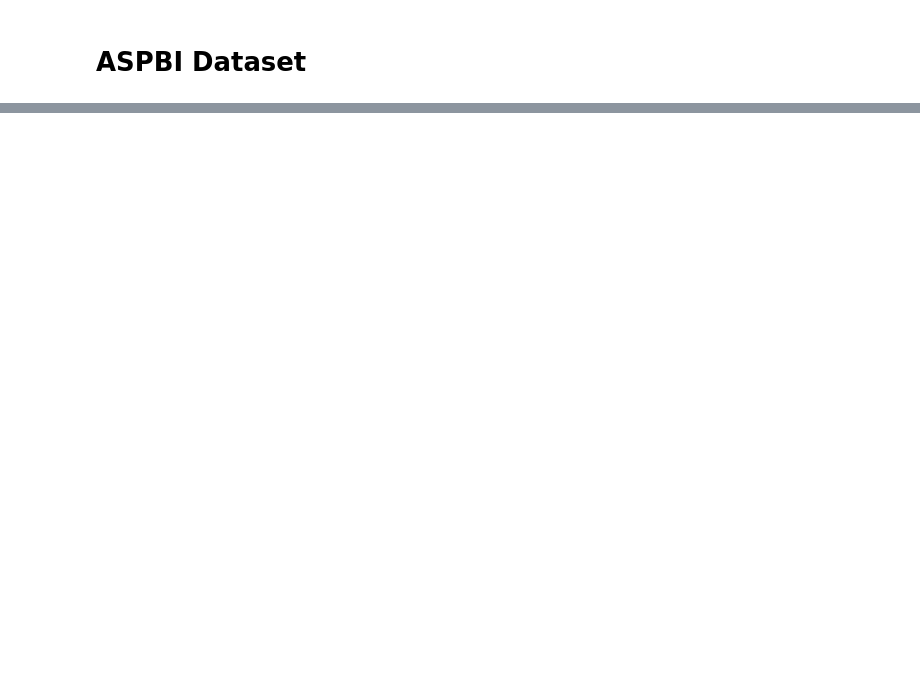
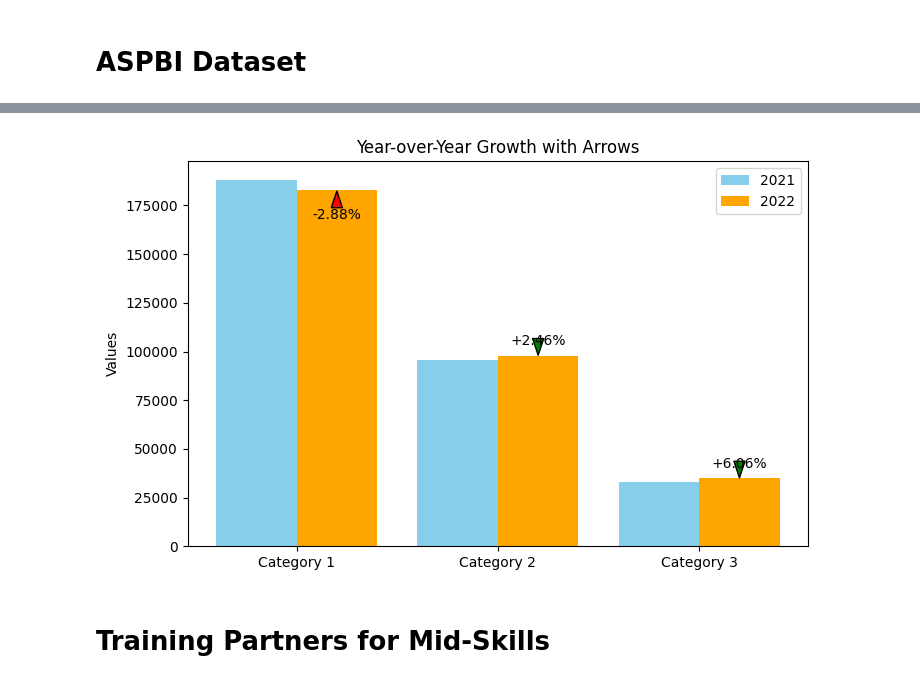
Before and after one commit to BSDSBA-JF/wadwani_intern, a Jupyter notebook: 02_ecosystem_analysis/region_7/eda.ipynb, the cells around one changed output, grey strips where cells are left out. Cells and saved outputs as stored; diff of their text form; code cells hidden in the pictures; blank space fills up the shorter version.

```diff
--- a/02_ecosystem_analysis/region_7/eda.ipynb
+++ b/02_ecosystem_analysis/region_7/eda.ipynb
@@ -53,0 +94,40 @@ array(['Philippines', 'National Capital Region (NCR)',
+# %%
+import matplotlib.pyplot as plt
+
+# Data
+categories = ['Category 1', 'Category 2', 'Category 3']  # replace with actual names
+year_2021 = [188276, 95565, 32933]
+year_2022 = [182863, 97914, 34928]
+growth = [-2.88, 2.46, 6.06]  # in %
+
+x = range(len(categories))
+bar_width = 0.4
+
+fig, ax = plt.subplots(figsize=(8,5))
+
+# Plot bars
+ax.bar([i - bar_width/2 for i in x], year_2021, width=bar_width, label='2021', color='skyblue')
+ax.bar([i + bar_width/2 for i in x], year_2022, width=bar_width, label='2022', color='orange')
+
+# Add arrows and growth labels
+for i in x:
+    y_start = year_2021[i]
+    y_end = year_2022[i]
+    # Arrow direction
+    if growth[i] >= 0:
+        ax.annotate(f'+{growth[i]}%', xy=(i + bar_width/2, y_end), xytext=(i + bar_width/2, y_end + max(year_2022)*0.03),
+                    arrowprops=dict(facecolor='green', shrink=0.05, headwidth=8, width=2), ha='center')
+    else:
+        ax.annotate(f'{growth[i]}%', xy=(i + bar_width/2, y_end), xytext=(i + bar_width/2, y_end - max(year_2022)*0.08),
+                    arrowprops=dict(facecolor='red', shrink=0.05, headwidth=8, width=2), ha='center')
+
+ax.set_xticks(x)
+ax.set_xticklabels(categories)
+ax.set_ylabel('Values')
+ax.set_title('Year-over-Year Growth with Arrows')
+ax.legend()
+plt.show()
+# %% [output]
+[figure, added]
+# %% [markdown]
+# Training Partners for Mid-Skills
```
Also changed, not shown: parts of 19 cells of this notebook, 9 other files.
